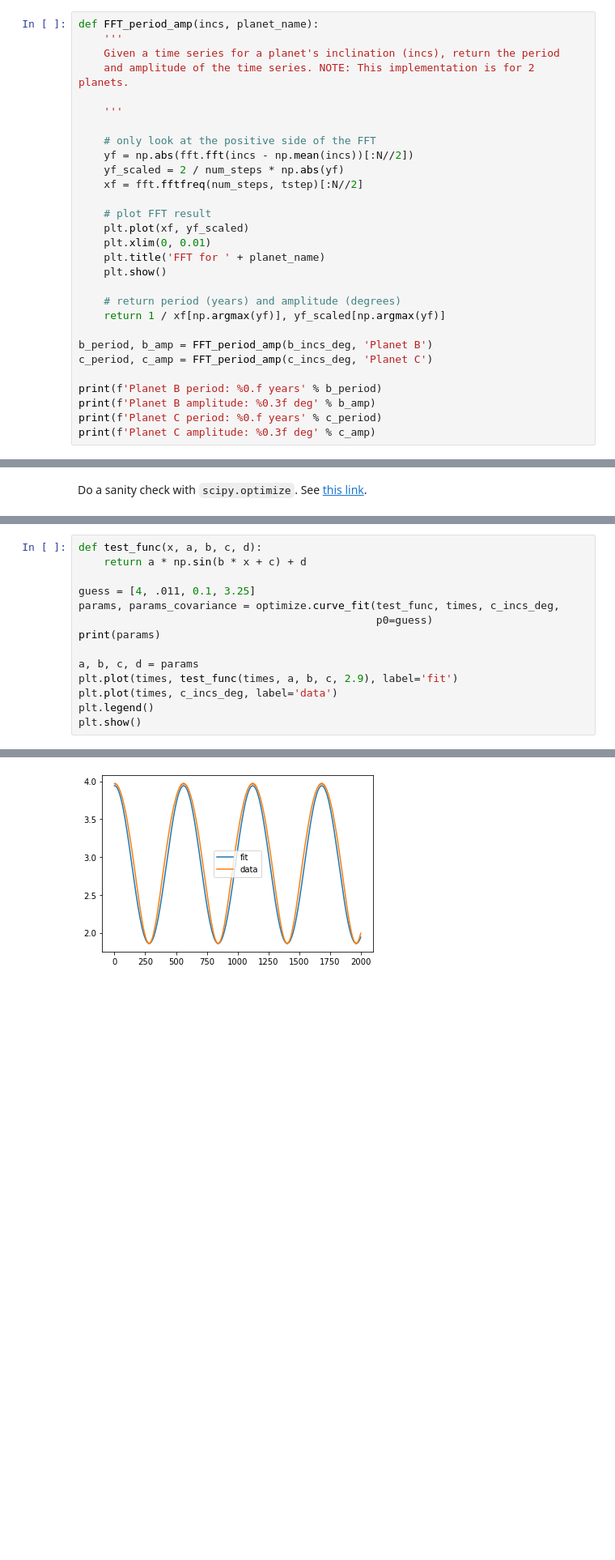
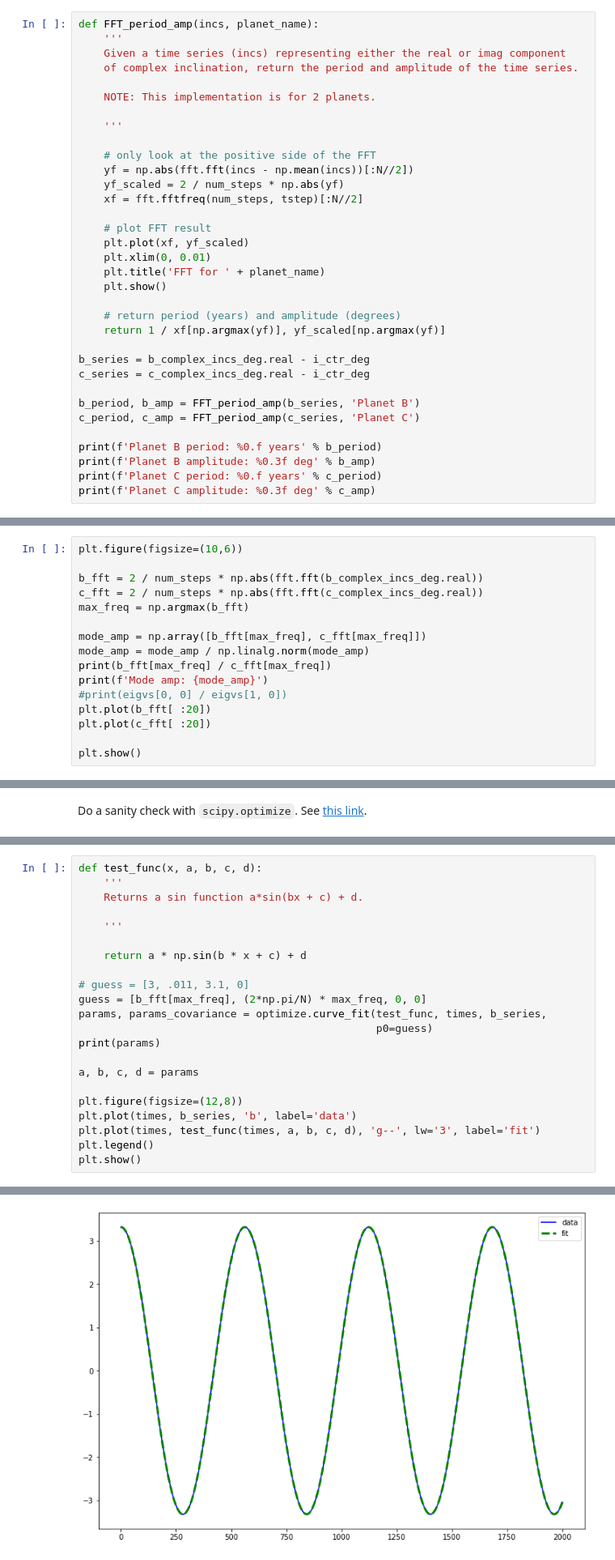
Before and after one commit to Jupiter1994/inc-dynamics, a Jupyter notebook: two_planet/two_planet.ipynb, the cells around one changed output, grey strips where cells are left out. Shown at 81% size. Cells and saved outputs as stored; diff of their text form; blank space fills up the shorter version.

```diff
--- a/two_planet/two_planet.ipynb
+++ b/two_planet/two_planet.ipynb
@@ -271,8 +267,10 @@ plt.show()
 # %%
 def FFT_period_amp(incs, planet_name):
     '''
-    Given a time series for a planet's inclination (incs), return the period
-    and amplitude of the time series. NOTE: This implementation is for 2 planets.
+    Given a time series (incs) representing either the real or imag component
+    of complex inclination, return the period and amplitude of the time series.
+
+    NOTE: This implementation is for 2 planets.
 
     '''
 
@@ -290,8 +288,11 @@ def FFT_period_amp(incs, planet_name):
     # return period (years) and amplitude (degrees)
     return 1 / xf[np.argmax(yf)], yf_scaled[np.argmax(yf)]
 
-b_period, b_amp = FFT_period_amp(b_incs_deg, 'Planet B')
-c_period, c_amp = FFT_period_amp(c_incs_deg, 'Planet C')
+b_series = b_complex_incs_deg.real - i_ctr_deg
+c_series = c_complex_incs_deg.real - i_ctr_deg
+
+b_period, b_amp = FFT_period_amp(b_series, 'Planet B')
+c_period, c_amp = FFT_period_amp(c_series, 'Planet C')
 
 print(f'Planet B period: %0.f years' % b_period)
 print(f'Planet B amplitude: %0.3f deg' % b_amp)
@@ -370,0 +382,16 @@ Planet C amplitude (w/ interp): 0.799 deg
+# %%
+plt.figure(figsize=(10,6))
+
+b_fft = 2 / num_steps * np.abs(fft.fft(b_complex_incs_deg.real))
+c_fft = 2 / num_steps * np.abs(fft.fft(c_complex_incs_deg.real))
+max_freq = np.argmax(b_fft)
+
+mode_amp = np.array([b_fft[max_freq], c_fft[max_freq]])
+mode_amp = mode_amp / np.linalg.norm(mode_amp)
+print(b_fft[max_freq] / c_fft[max_freq])
+print(f'Mode amp: {mode_amp}')
+#print(eigvs[0, 0] / eigvs[1, 0])
+plt.plot(b_fft[ :20])
+plt.plot(c_fft[ :20])
+
+plt.show()
@@ -375,15 +410,23 @@ Do a sanity check with `scipy.optimize`. See [this link](https://scipy-lectures.
 # %%
 def test_func(x, a, b, c, d):
+    '''
+    Returns a sin function a*sin(bx + c) + d.
+
+    '''
+
     return a * np.sin(b * x + c) + d
 
-guess = [4, .011, 0.1, 3.25]
-params, params_covariance = optimize.curve_fit(test_func, times, c_incs_deg,
+# guess = [3, .011, 3.1, 0]
+guess = [b_fft[max_freq], (2*np.pi/N) * max_freq, 0, 0]
+params, params_covariance = optimize.curve_fit(test_func, times, b_series,
                                                p0=guess)
 print(params)
 
 a, b, c, d = params
-plt.plot(times, test_func(times, a, b, c, 2.9), label='fit')
-plt.plot(times, c_incs_deg, label='data')
+
+plt.figure(figsize=(12,8))
+plt.plot(times, b_series, 'b', label='data')
+plt.plot(times, test_func(times, a, b, c, d), 'g--', lw='3', label='fit')
 plt.legend()
 plt.show()
 # %% [output]
@@ -391,4 +434,4 @@ plt.show()
-[figure, old version]
+[figure, new version]
 # %% [markdown]
 # Method 2: Analytic formula
 # %% [markdown]
```
Also changed, not shown: parts of 22 cells of this notebook, 1 other file.
